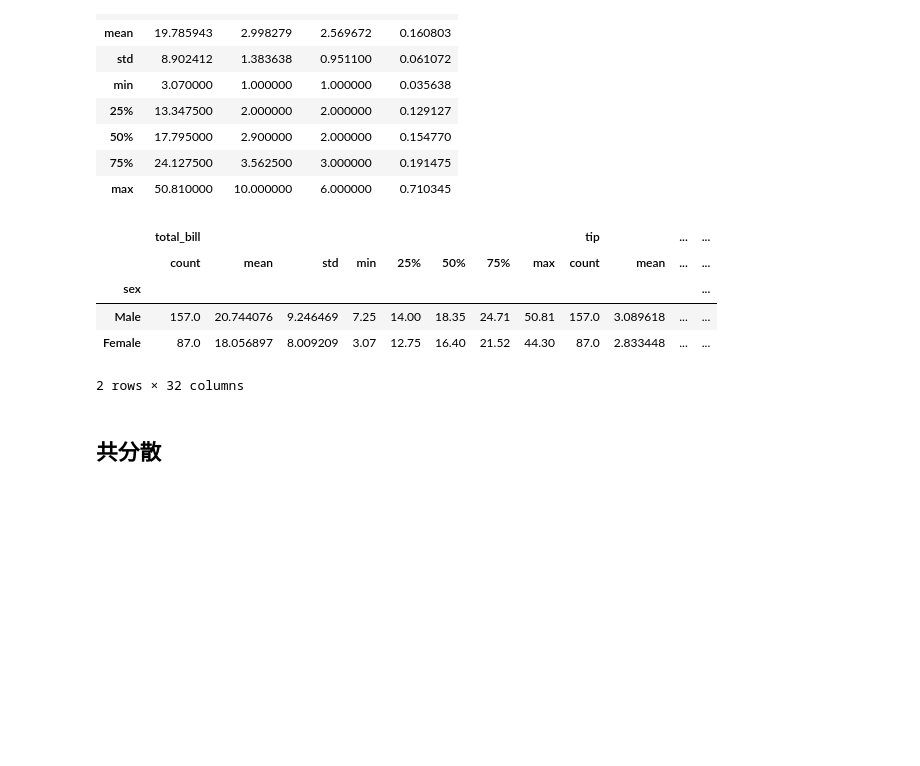
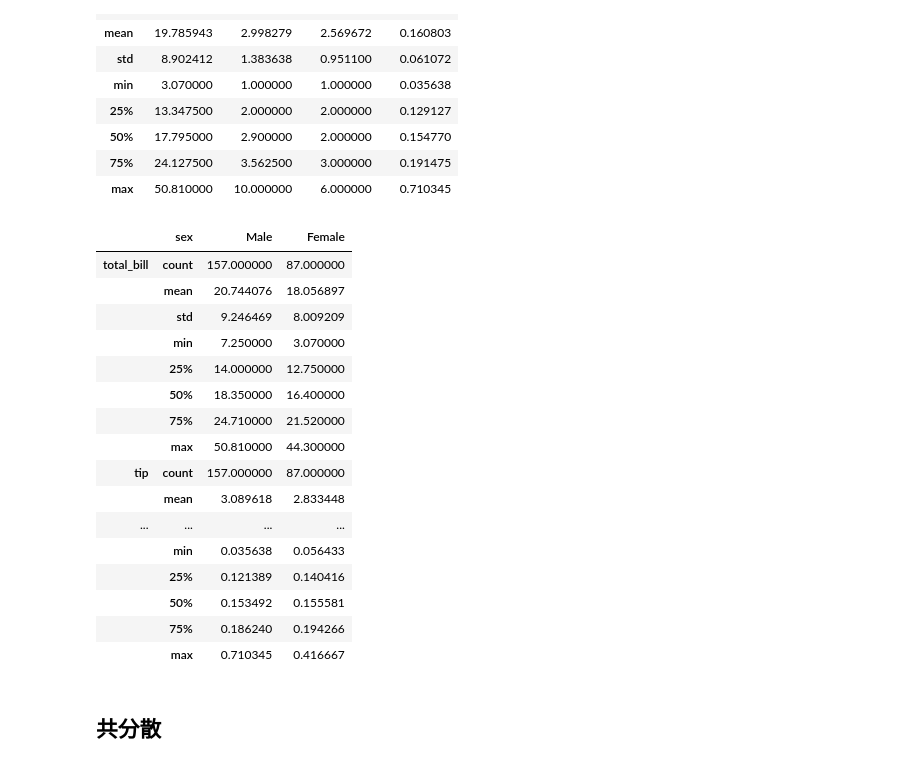
Before and after one commit to tiglzt7/wk, a Jupyter notebook: 05_stat/stat.ipynb, the cells around one changed output. Drawn from its saved outputs; the diff is of its cells as text; code cells hidden in the pictures; blank space fills up the shorter version.

```diff
--- a/05_stat/stat.ipynb
+++ b/05_stat/stat.ipynb
@@ -258,14 +258,25 @@ df.describe()
 | 75% | 24.127500 | 3.562500 | 3.000000 | 0.191475 |
 | max | 50.810000 | 10.000000 | 6.000000 | 0.710345 |
 # %%
-df.groupby('sex').describe()
+df.groupby('sex').describe().T
 # %% [output]
-|  | total_bill |  |  |  |  |  |  |  | tip |  | ... | ... |
-|  | count | mean | std | min | 25% | 50% | 75% | max | count | mean | ... | ... |
-| sex |  |  |  |  |  |  |  |  |  |  |  | ... |
-| Male | 157.0 | 20.744076 | 9.246469 | 7.25 | 14.00 | 18.35 | 24.71 | 50.81 | 157.0 | 3.089618 | ... | ... |
-| Female | 87.0 | 18.056897 | 8.009209 | 3.07 | 12.75 | 16.40 | 21.52 | 44.30 | 87.0 | 2.833448 | ... | ... |
+|  | sex | Male | Female |
+| total_bill | count | 157.000000 | 87.000000 |
+|  | mean | 20.744076 | 18.056897 |
+|  | std | 9.246469 | 8.009209 |
+|  | min | 7.250000 | 3.070000 |
+|  | 25% | 14.000000 | 12.750000 |
+|  | 50% | 18.350000 | 16.400000 |
+|  | 75% | 24.710000 | 21.520000 |
+|  | max | 50.810000 | 44.300000 |
+| tip | count | 157.000000 | 87.000000 |
+|  | mean | 3.089618 | 2.833448 |
+| ... | ... | ... | ... |
+|  | min | 0.035638 | 0.056433 |
+|  | 25% | 0.121389 | 0.140416 |
+|  | 50% | 0.153492 | 0.155581 |
+|  | 75% | 0.186240 | 0.194266 |
+|  | max | 0.710345 | 0.416667 |
-2 rows × 32 columns
 # %% [markdown]
 ## 共分散
 # %%
```
Also changed, not shown: parts of 55 cells of this notebook.
